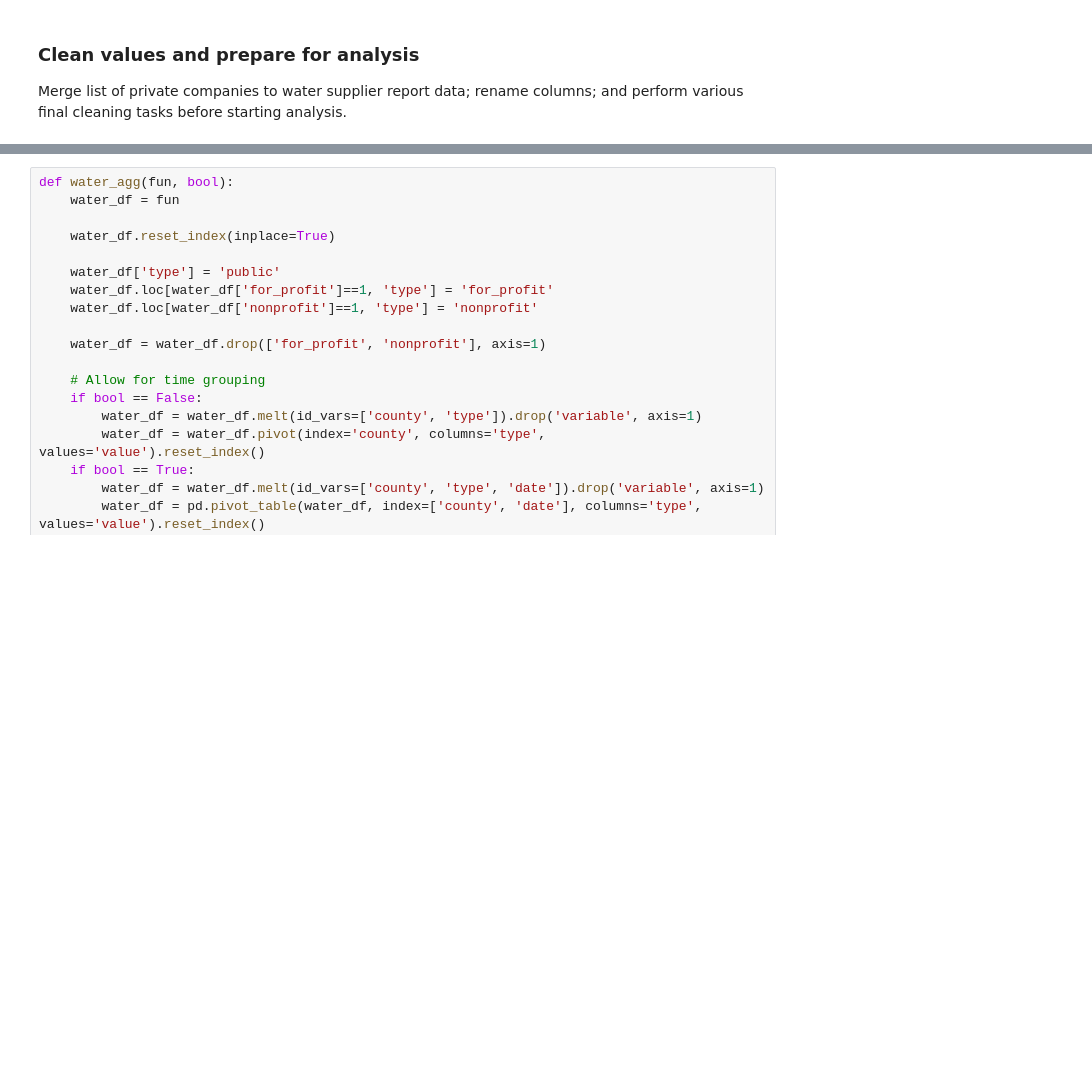
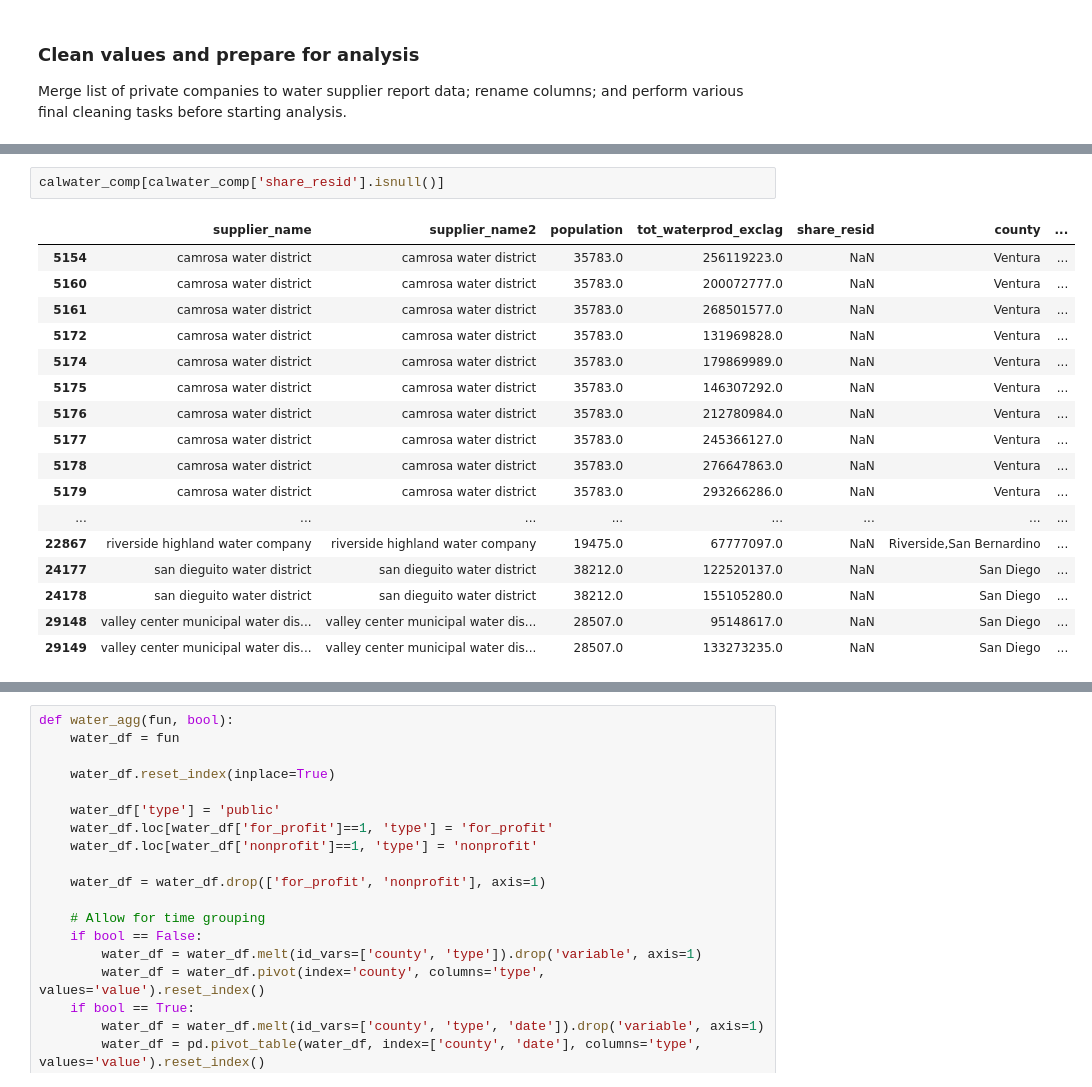
Before and after one commit to stephensteiner4/calwater_project, a Jupyter notebook: calwater_code/calwater_cleaning.ipynb, the cells around one changed output, grey strips where cells are left out. Drawn from its saved outputs; the diff is of its cells as text; blank space fills up the shorter version.

```diff
--- a/calwater_code/calwater_cleaning.ipynb
+++ b/calwater_code/calwater_cleaning.ipynb
@@ -250,0 +258,20 @@ dtype: object
+# %%
+calwater_comp[calwater_comp['share_resid'].isnull()]
+# %% [output]
+|  | supplier_name | supplier_name2 | population | tot_waterprod_exclag | share_resid | county | ... |
+| 5154 | camrosa water district | camrosa water district | 35783.0 | 256119223.0 | NaN | Ventura | ... |
+| 5160 | camrosa water district | camrosa water district | 35783.0 | 200072777.0 | NaN | Ventura | ... |
+| 5161 | camrosa water district | camrosa water district | 35783.0 | 268501577.0 | NaN | Ventura | ... |
+| 5172 | camrosa water district | camrosa water district | 35783.0 | 131969828.0 | NaN | Ventura | ... |
+| 5174 | camrosa water district | camrosa water district | 35783.0 | 179869989.0 | NaN | Ventura | ... |
+| 5175 | camrosa water district | camrosa water district | 35783.0 | 146307292.0 | NaN | Ventura | ... |
+| 5176 | camrosa water district | camrosa water district | 35783.0 | 212780984.0 | NaN | Ventura | ... |
+| 5177 | camrosa water district | camrosa water district | 35783.0 | 245366127.0 | NaN | Ventura | ... |
+| 5178 | camrosa water district | camrosa water district | 35783.0 | 276647863.0 | NaN | Ventura | ... |
+| 5179 | camrosa water district | camrosa water district | 35783.0 | 293266286.0 | NaN | Ventura | ... |
+| ... | ... | ... | ... | ... | ... | ... | ... |
+| 22867 | riverside highland water company | riverside highland water company | 19475.0 | 67777097.0 | NaN | Riverside,San Bernardino | ... |
+| 24177 | san dieguito water district | san dieguito water district | 38212.0 | 122520137.0 | NaN | San Diego | ... |
+| 24178 | san dieguito water district | san dieguito water district | 38212.0 | 155105280.0 | NaN | San Diego | ... |
+| 29148 | valley center municipal water dis... | valley center municipal water dis... | 28507.0 | 95148617.0 | NaN | San Diego | ... |
+| 29149 | valley center municipal water dis... | valley center municipal water dis... | 28507.0 | 133273235.0 | NaN | San Diego | ... |
```
Also changed, not shown: parts of 24 cells of this notebook, 27 other files.
